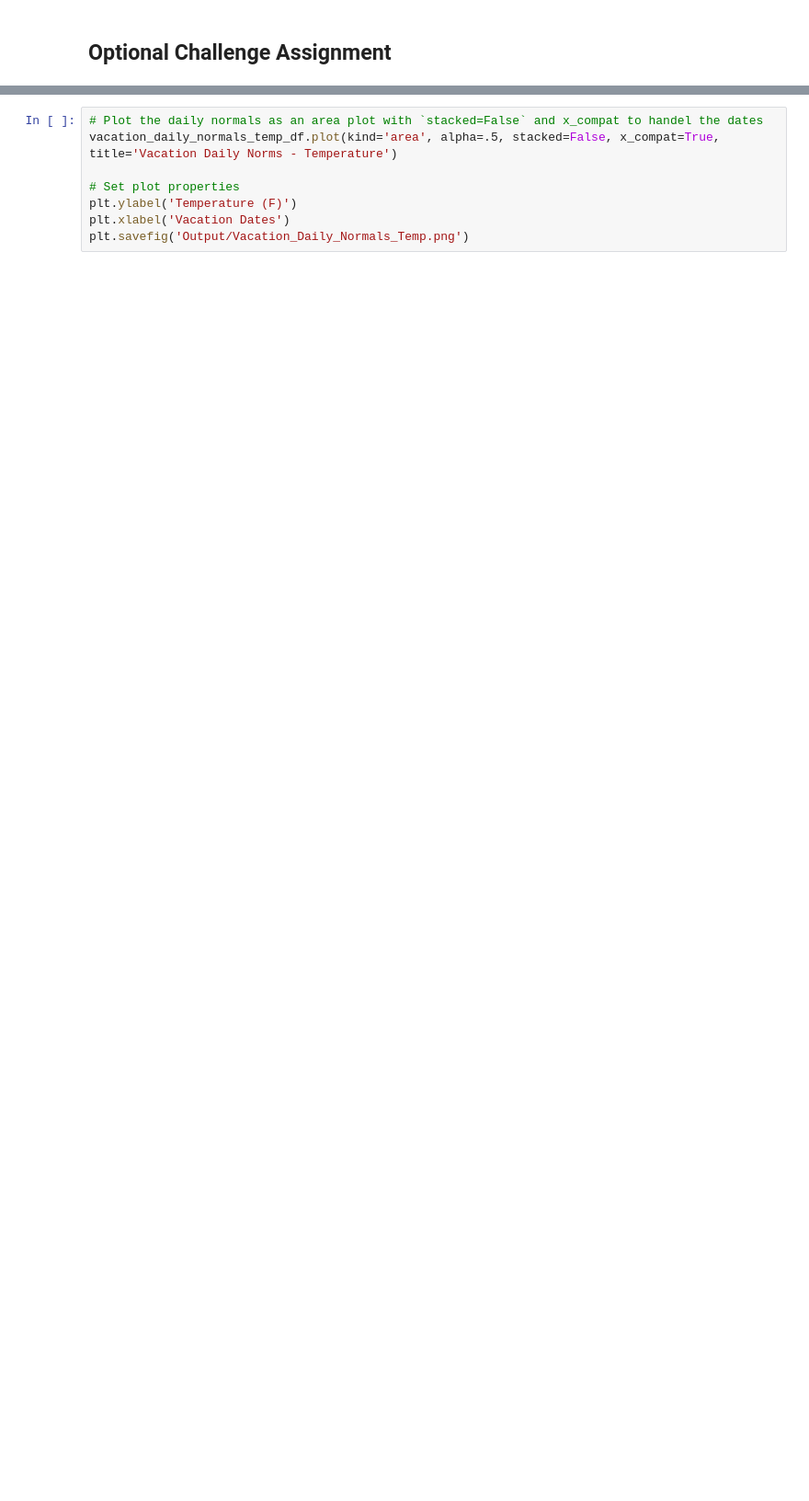
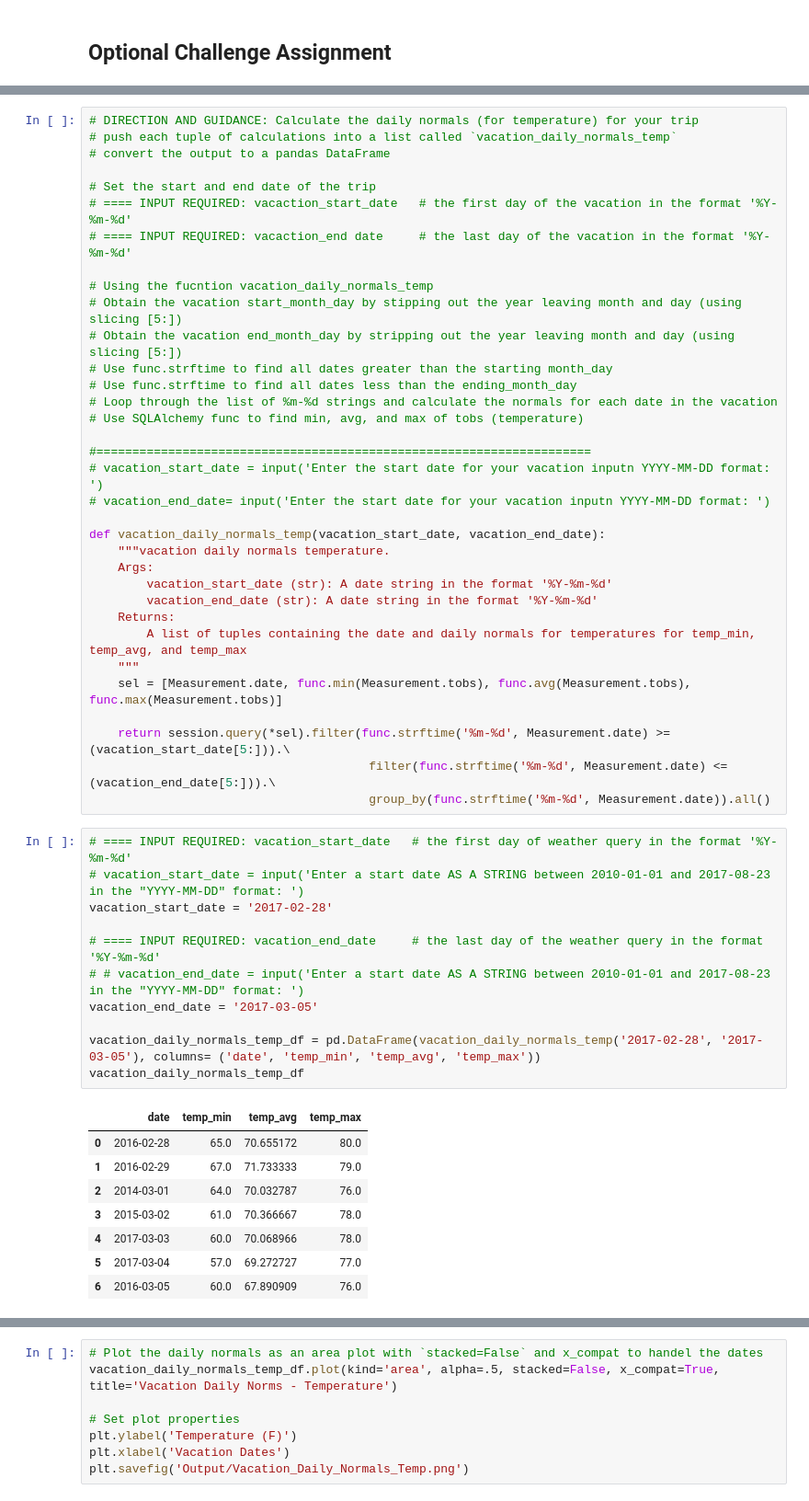
Before and after one commit to jamie-miller-rva/SQLAlchemy-Data-Storage-and-Retrieval, a Jupyter notebook: SQLAlchemy-Data-Storage-and-Retrieval.ipynb, the cells around one changed output, grey strips where cells are left out. Shown: that part at 92% size. Saved outputs shown, nothing was run; the diff lists cells and outputs as text; blank space fills up the shorter version.

```diff
--- a/SQLAlchemy-Data-Storage-and-Retrieval.ipynb
+++ b/SQLAlchemy-Data-Storage-and-Retrieval.ipynb
@@ -530,0 +443,54 @@ temp_min, temp_avg, temp_max
+# %%
+# DIRECTION AND GUIDANCE: Calculate the daily normals (for temperature) for your trip
+# push each tuple of calculations into a list called `vacation_daily_normals_temp`
+# convert the output to a pandas DataFrame
+
+# Set the start and end date of the trip
+# ==== INPUT REQUIRED: vacaction_start_date   # the first day of the vacation in the format '%Y-%m-%d'
+# ==== INPUT REQUIRED: vacaction_end date     # the last day of the vacation in the format '%Y-%m-%d'
+
+# Using the fucntion vacation_daily_normals_temp
+# Obtain the vacation start_month_day by stipping out the year leaving month and day (using slicing [5:])
+# Obtain the vacation end_month_day by stripping out the year leaving month and day (using slicing [5:])
+# Use func.strftime to find all dates greater than the starting month_day
+# Use func.strftime to find all dates less than the ending_month_day
+# Loop through the list of %m-%d strings and calculate the normals for each date in the vacation
+# Use SQLAlchemy func to find min, avg, and max of tobs (temperature)
+
+#=====================================================================
+# vacation_start_date = input('Enter the start date for your vacation inputn YYYY-MM-DD format: ')
+# vacation_end_date= input('Enter the start date for your vacation inputn YYYY-MM-DD format: ')
+
+def vacation_daily_normals_temp(vacation_start_date, vacation_end_date):
+    """vacation daily normals temperature.
+    Args:
+        vacation_start_date (str): A date string in the format '%Y-%m-%d'
+        vacation_end_date (str): A date string in the format '%Y-%m-%d'
+    Returns:
+        A list of tuples containing the date and daily normals for temperatures for temp_min, temp_avg, and temp_max
+    """
+    sel = [Measurement.date, func.min(Measurement.tobs), func.avg(Measurement.tobs), func.max(Measurement.tobs)]
+
+    return session.query(*sel).filter(func.strftime('%m-%d', Measurement.date) >= (vacation_start_date[5:])).\
+                                       filter(func.strftime('%m-%d', Measurement.date) <= (vacation_end_date[5:])).\
+                                       group_by(func.strftime('%m-%d', Measurement.date)).all()
+# %%
+# ==== INPUT REQUIRED: vacation_start_date   # the first day of weather query in the format '%Y-%m-%d'
+# vacation_start_date = input('Enter a start date AS A STRING between 2010-01-01 and 2017-08-23 in the "YYYY-MM-DD" format: ')
+vacation_start_date = '2017-02-28'
+
+# ==== INPUT REQUIRED: vacation_end_date     # the last day of the weather query in the format '%Y-%m-%d'
+# # vacation_end_date = input('Enter a start date AS A STRING between 2010-01-01 and 2017-08-23 in the "YYYY-MM-DD" format: ')
+vacation_end_date = '2017-03-05'
+
+vacation_daily_normals_temp_df = pd.DataFrame(vacation_daily_normals_temp('2017-02-28', '2017-03-05'), columns= ('date', 'temp_min', 'temp_avg', 'temp_max'))
+vacation_daily_normals_temp_df
+# %% [output]
+|  | date | temp_min | temp_avg | temp_max |
+| 0 | 2016-02-28 | 65.0 | 70.655172 | 80.0 |
+| 1 | 2016-02-29 | 67.0 | 71.733333 | 79.0 |
+| 2 | 2014-03-01 | 64.0 | 70.032787 | 76.0 |
+| 3 | 2015-03-02 | 61.0 | 70.366667 | 78.0 |
+| 4 | 2017-03-03 | 60.0 | 70.068966 | 78.0 |
+| 5 | 2017-03-04 | 57.0 | 69.272727 | 77.0 |
+| 6 | 2016-03-05 | 60.0 | 67.890909 | 76.0 |
```
Also changed, not shown: parts of 23 cells of this notebook.
